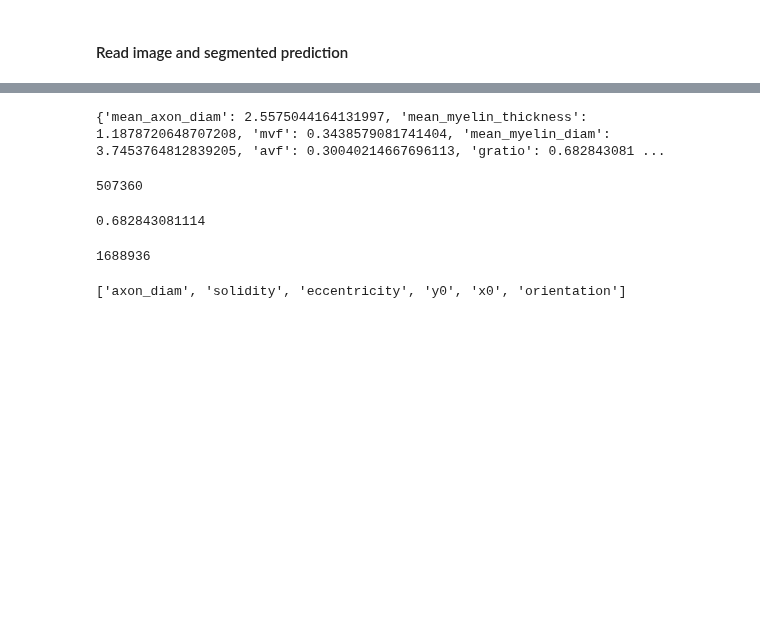
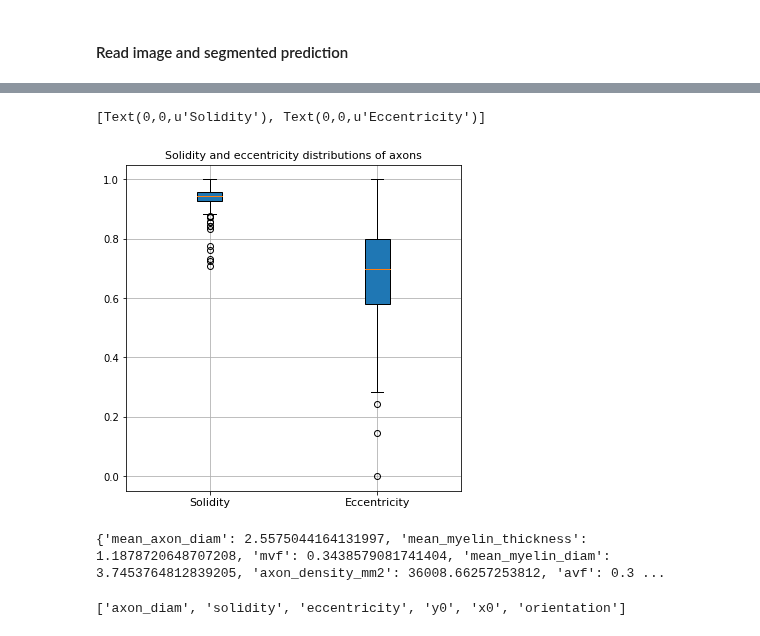
Before and after one commit to axondeepseg/axondeepseg, a Jupyter notebook: notebooks/morphometrics_extraction.ipynb, the cells around one changed output, grey strips where cells are left out. Saved outputs shown, nothing was run; the diff lists cells and outputs as text; code cells hidden in the pictures; blank space fills up the shorter version.

```diff
--- a/notebooks/morphometrics.ipynb
+++ b/notebooks/morphometrics_extraction.ipynb
@@ -72,3 +104,22 @@ stats_array = get_axon_morphometrics(pred_axon)
+# %%
+# Compute axon morphometrics
+stats_array = get_axon_morphometrics(pred_axon)
+# Get axon solidity distribution (measure of compactness of the axon)
+axon_solidity_list = [d['solidity'] for d in stats_array]
+# Get axon eccentricity distribution (measure of ellipticity/extent of the axon)
+axon_eccentricity_list = [d['eccentricity'] for d in stats_array]
+# %%
+# Plot boxplots of solidity and eccentricity
+plt.figure(figsize=(6,6))
+data_to_plot = [axon_solidity_list,axon_eccentricity_list]
+plt.boxplot(data_to_plot,patch_artist=True)
+plt.title('Solidity and eccentricity distributions of axons',fontsize=11)
+plt.grid(True)
+frame1 = plt.gca()
+frame1.set_xticklabels(['Solidity', 'Eccentricity'],fontsize=11)
+# %% [output]
+[Text(0,0,u'Solidity'), Text(0,0,u'Eccentricity')]
+[figure, added]
 # %%
 def get_aggregate_morphometrics(pred_axon, pred_myelin):
 
@@ -90,21 +147,7 @@ def get_aggregate_morphometrics(pred_axon, pred_myelin):
 
     return aggregate_metrics
 # %%
-aaa = get_aggregate_morphometrics(pred_axon,pred_myelin)
-print aaa
+aggregate_metrics = get_aggregate_morphometrics(pred_axon,pred_myelin)
+print aggregate_metrics
 # %% [output]
-{'mean_axon_diam': 2.5575044164131997, 'mean_myelin_thickness': 1.1878720648707208, 'mvf': 0.3438579081741404, 'mean_myelin_diam': 3.7453764812839205, 'avf': 0.30040214667696113, 'gratio': 0.682843081 ...
+{'mean_axon_diam': 2.5575044164131997, 'mean_myelin_thickness': 1.1878720648707208, 'mvf': 0.3438579081741404, 'mean_myelin_diam': 3.7453764812839205, 'axon_density_mm2': 36008.66257253812, 'avf': 0.3 ...
-# %%
-avf = np.count_nonzero(pred_axon)
-print avf
-# %% [output]
-507360
-# %%
-gratio = math.sqrt(1/(1+(float(mvf)/float(avf))))
-print gratio
-# %% [output]
-0.682843081114
-# %%
-pred_axon.size
-# %% [output]
-1688936
```
Also changed, not shown: parts of 12 cells of this notebook, 4 other files.
